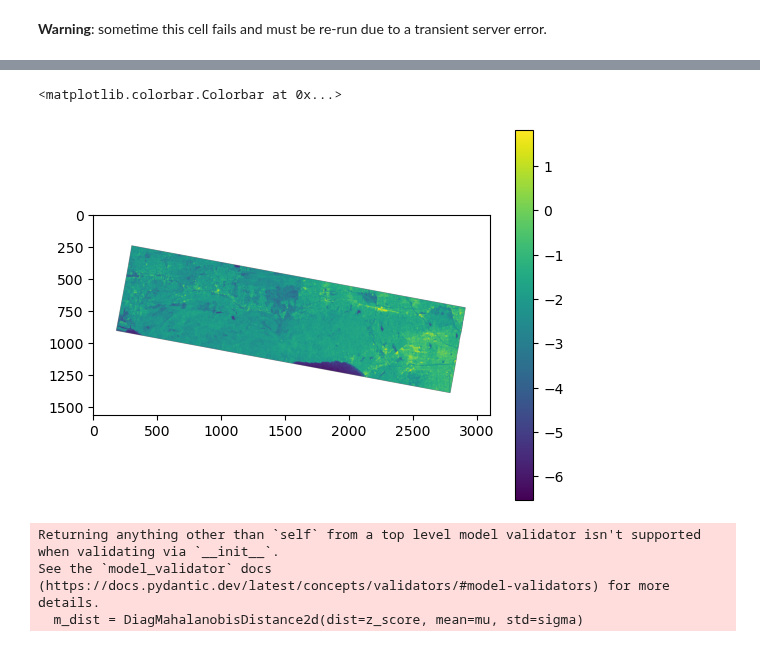
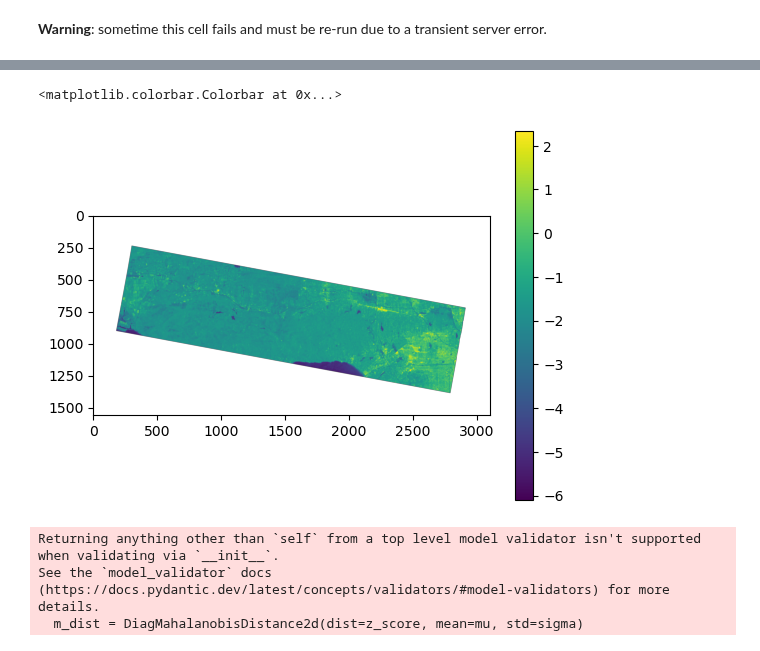
Before and after one commit to opera-adt/distmetrics, a Jupyter notebook: notebooks/A__single_burst_application.ipynb, the cells around one changed output, grey strips where cells are left out. Cells and saved outputs as stored; diff of their text form; code cells hidden in the pictures.

Commit message:
update nb to only download necessary arrays

```diff
--- a/notebooks/A__single_burst_application.ipynb
+++ b/notebooks/A__single_burst_application.ipynb
@@ -61,0 +97,11 @@ df_rtc_ts.head()
+# %%
+# Combine all indices we need to load
+indices_to_load = sorted(pre_indices + [post_index])
+print(f"Loading {len(indices_to_load)} images out of {len(df_rtc_ts)} total images")
+print(f"Pre-event indices: {pre_indices}")
+print(f"Post-event index: {post_index}")
+
+# Create filtered dataframe and URL lists for only the images we need
+df_rtc_filtered = df_rtc_ts.iloc[indices_to_load].copy()
+urls_vv_filtered = df_rtc_filtered.url_vv.tolist()
+urls_vh_filtered = df_rtc_filtered.url_vh.tolist()
@@ -62,8 +112,9 @@ df_rtc_ts.head()
 # %% [markdown]
 **Warning**: sometime this cell fails and must be re-run due to a transient server error.
 # %%
-arrs_vv, profiles = read_asf_rtc_image_data(df_rtc_ts.url_vv.tolist())
-arrs_vh, _ = read_asf_rtc_image_data(df_rtc_ts.url_vh.tolist())
+# Load only the filtered images (much more memory efficient!)
+arrs_vv, profiles = read_asf_rtc_image_data(urls_vv_filtered)
+arrs_vh, _ = read_asf_rtc_image_data(urls_vh_filtered)
 # %%
 arrs_vv_d = despeckle_rtc_arrs_with_tv(arrs_vv, n_jobs=10, interp_method='bilinear')
 arrs_vh_d = despeckle_rtc_arrs_with_tv(arrs_vh, n_jobs=10, interp_method='bilinear')
@@ -135,14 +150,14 @@ ALLOWED_MODELS
 # %%
 transformer = load_transformer_model(lib_model_token='transformer_optimized')
 # %%
-pre_imgs_vv = [arrs_vv_d[k] for k in pre_indices]
-pre_imgs_vh = [arrs_vh_d[k] for k in pre_indices]
+pre_imgs_vv = arrs_vv_d[:-1]
+pre_imgs_vh = arrs_vh_d[:-1]
 if APPLY_LOGIT:
     pre_imgs_vv = list(map(logit, pre_imgs_vv))
     pre_imgs_vh = list(map(logit, pre_imgs_vh))
 # %%
-post_vv = arrs_vv_d[post_index]
-post_vh = arrs_vh_d[post_index]
+post_vv = arrs_vv_d[-1]
+post_vh = arrs_vh_d[-1]
 if APPLY_LOGIT:
     post_vv = logit(post_vv)
     post_vh = logit(post_vh)
@@ -165,11 +180,11 @@ else:
     post_vv_c = post_vv
     post_vh_c = post_vh
 # %%
-plt.imshow(pre_vv_c[2])
+plt.imshow(pre_vv_c[-1])
 plt.colorbar()
 # %% [output]
 <matplotlib.colorbar.Colorbar at 0x...>
-[figure, old version]
+[figure, new version]
 # %%
 dist_ob = compute_transformer_zscore(
     transformer,
```
Also changed, not shown: parts of 12 cells of this notebook.
